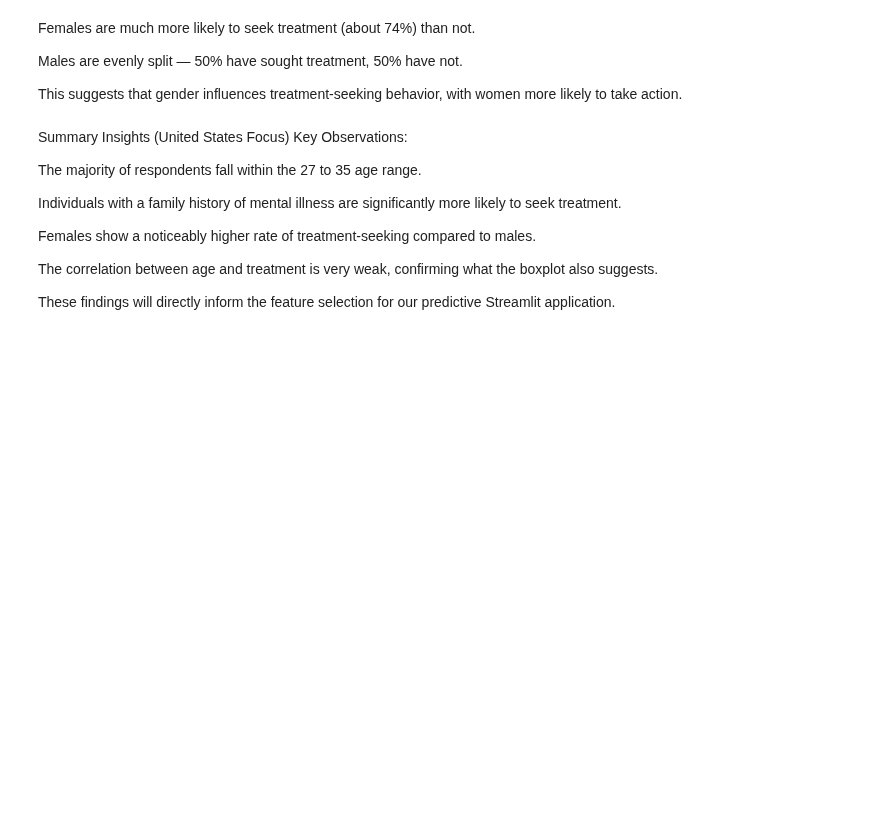
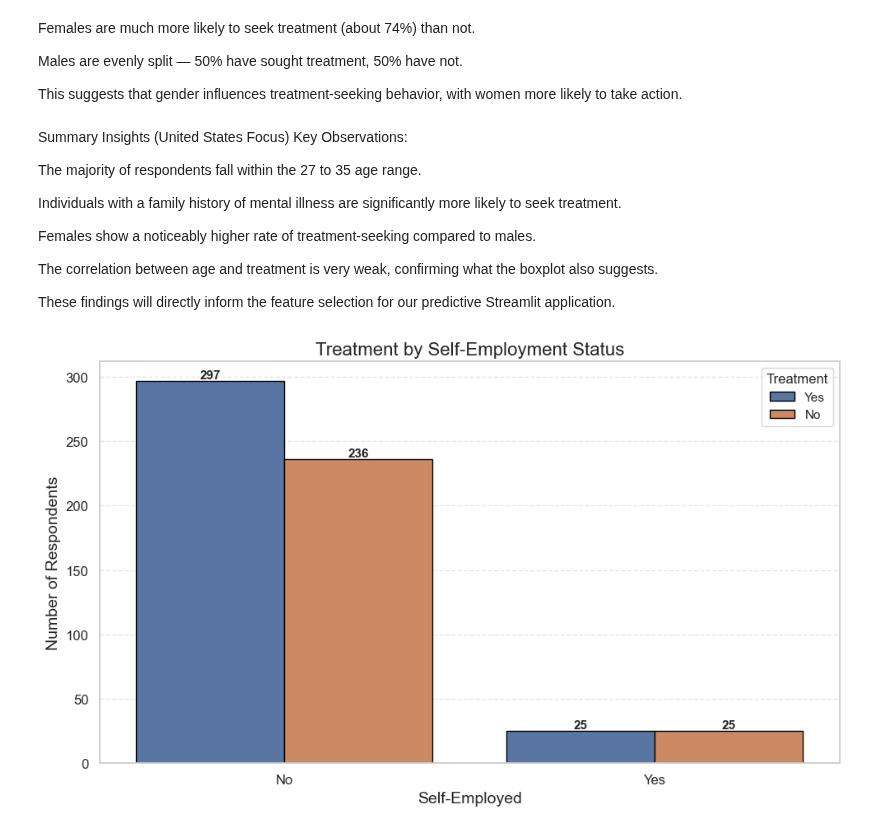
Before and after one commit to markchweya/DSA2040A_DataMining_Group1, a Jupyter notebook: DSA2040A_DataMining_Group1/notebooks/2_exploratory_analysis.ipynb, the cells around one changed output. Cells and saved outputs as stored; diff of their text form; code cells hidden in the pictures; blank space fills up the shorter version.

```diff
--- a/DSA2040A_DataMining_Group1/notebooks/2_exploratory_analysis.ipynb
+++ b/DSA2040A_DataMining_Group1/notebooks/2_exploratory_analysis.ipynb
@@ -610,3 +680,55 @@ Females show a noticeably higher rate of treatment-seeking compared to males.
 The correlation between age and treatment is very weak, confirming what the boxplot also suggests.
 
 These findings will directly inform the feature selection for our predictive Streamlit application.
+# %%
+# 📊 Treatment by Self-Employment Status
+
+# Step 1: Create a new figure with defined width and height
+plt.figure(figsize=(10, 6))
+
+# Step 2: Plot a grouped bar chart using Seaborn
+# - x='self_employed': groups bars by self-employment status ('Yes', 'No', maybe 'Prefer not to say')
+# - hue='treatment': creates separate bars for 'Yes' and 'No' treatment responses
+# - data=df: uses your current DataFrame in VS Code (replace if needed)
+# - palette: applies distinct colors for visual contrast
+# - edgecolor='black': outlines each bar to make them more visible
+ax = sns.countplot(
+    x='self_employed',
+    hue='treatment',
+    data=df_us,
+    palette=['#4c72b0', '#dd8452'],
+    edgecolor='black'
+)
+
+# Step 3: Add exact count labels above each bar
+for bar in ax.patches:
+    height = bar.get_height()  # Get bar height (respondent count)
+    if height > 0:  # Skip bars with 0 height
+        ax.annotate(
+            f'{int(height)}',  # Convert count to integer string
+            (bar.get_x() + bar.get_width() / 2, height),  # Position label at center-top of bar
+            ha='center', va='bottom', fontsize=11, fontweight='bold'
+        )
+
+# Step 4: Add title and axis labels
+plt.title('Treatment by Self-Employment Status', fontsize=16)
+plt.xlabel('Self-Employed', fontsize=14)
+plt.ylabel('Number of Respondents', fontsize=14)
+
+# Step 5: Customize tick label font sizes
+plt.xticks(fontsize=12)
+plt.yticks(fontsize=12)
+
+# Step 6: Format the legend
+plt.legend(title='Treatment', title_fontsize=12, fontsize=11)
+
+# Step 7: Add horizontal grid lines to aid readability
+plt.grid(axis='y', linestyle='--', alpha=0.5)
+
+# Step 8: Adjust layout to avoid overlap
+plt.tight_layout()
+
+# Step 9: Display the final chart
+plt.show()
+# %% [output]
+[figure, added]
```
Also changed, not shown: parts of 3 cells of this notebook.
